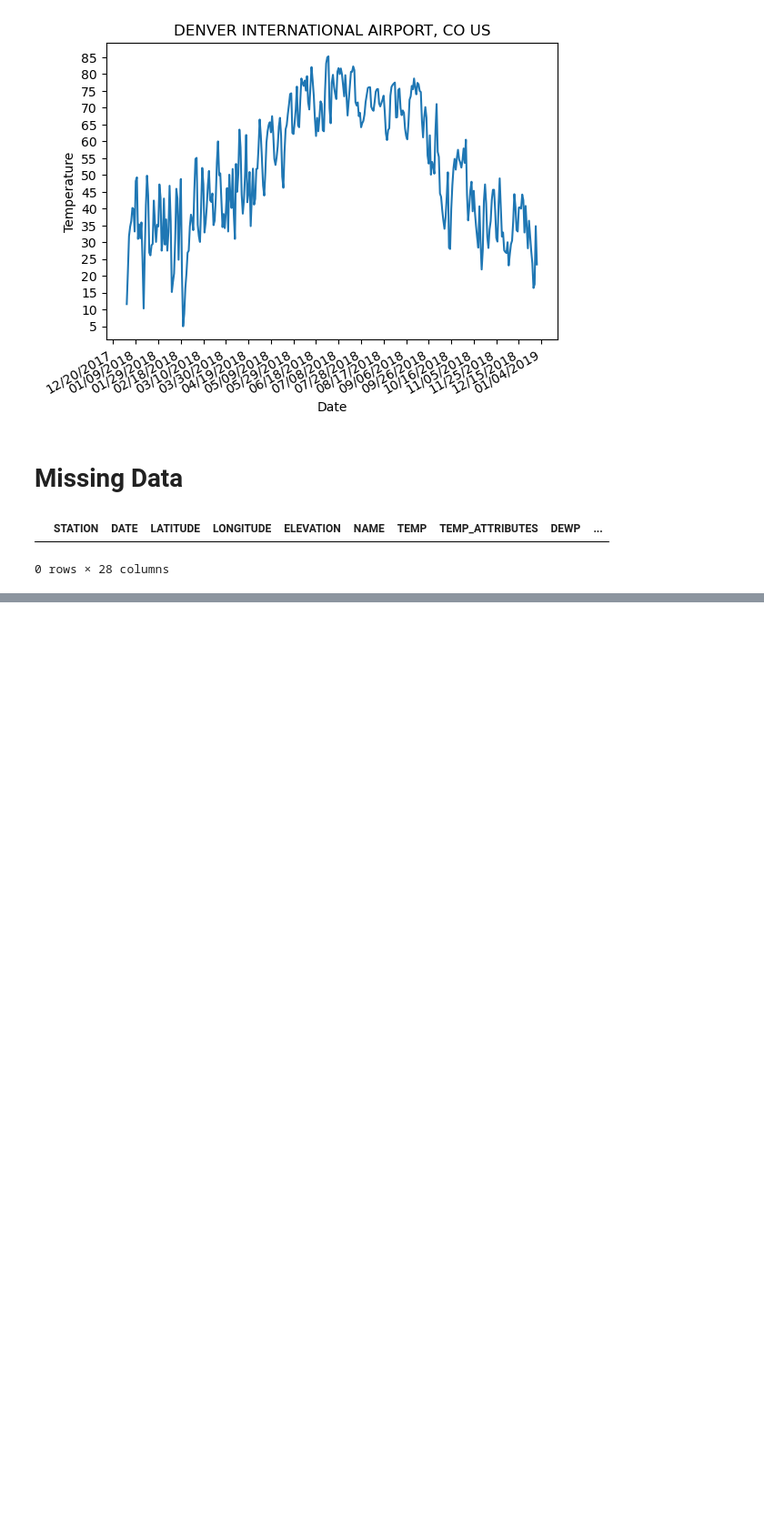
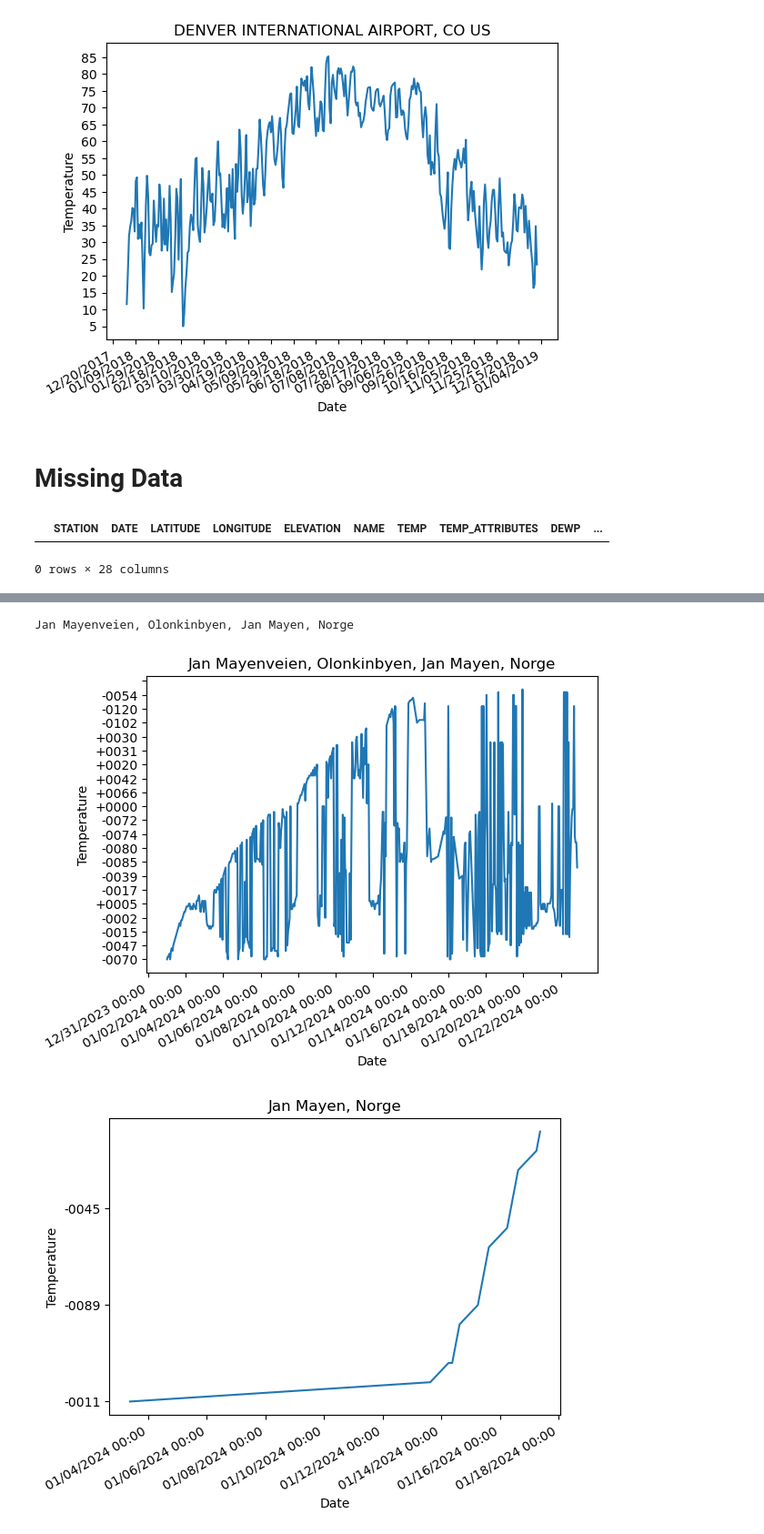
Before and after one commit to claire-hsieh/Geospatial-Analysis-and-Prediction, a Jupyter notebook: EDA/eda.ipynb, the cells around one changed output, grey strips where cells are left out. Shown at 91% size. Cells and saved outputs as stored; diff of their text form; code cells hidden in the pictures; blank space fills up the shorter version.

Commit message:
added geodata, reformated date, time

```diff
--- a/EDA/eda.ipynb
+++ b/EDA/eda.ipynb
@@ -185,0 +117,43 @@ Request-Context appId=cid-v1:da002513-bd8b-4441-9f30-737944134422
+# %%
+from geopy.geocoders import Nominatim
+
+# TESTING OUT GEOCODING
+# Get location based on lattitude and longitude
+# Initialize Nominatim API
+geolocator = Nominatim(user_agent="clhsieh")
+location = geolocator.geocode(str(df_raw["lat"][0])+","+str(df_raw["long"][0]))
+print(location)
+
+
+unique_locations_lat_long = df_raw[["lat", "long"]].drop_duplicates()
+unique_loc = {}
+for index, row in unique_locations_lat_long.iterrows():
+    print(row["lat"], row["long"])
+    print(geolocator.geocode(str(row["lat"])+","+str(row["long"])))
+    unique_loc[(row["lat"], row["long"])] = geolocator.geocode(str(row["lat"])+","+str(row["long"]))
+
+unique_loc
+# %% [output]
+Jan Mayenveien, Olonkinbyen, Jan Mayen, Norge
+# %%
+for key, value in unique_loc.items():
+    x = df_raw[(df_raw["lat"]==float(key[0])) & (df_raw["long"]==float(key[1]))]["date_time"]
+    y = df_raw[(df_raw["lat"]==float(key[0])) & (df_raw["long"]==float(key[1]))]["air_temp"]
+
+    plt.gca().xaxis.set_major_formatter(mdates.DateFormatter('%m/%d/%Y %H:%M'))
+    plt.gca().xaxis.set_major_locator(mdates.DayLocator())
+    plt.plot(x,y)
+    plt.gcf().autofmt_xdate()
+    plt.gca().xaxis.set_major_locator(ticker.MultipleLocator(2))
+    plt.gca().yaxis.set_major_locator(ticker.MultipleLocator(5))
+    plt.xlabel('Date')
+    plt.ylabel('Temperature')
+    plt.title(str(value))
+
+    plt.show()
+
+
+# might want a function that doesn't show so fine-grained of a time scale
+# %% [output]
+[figure, added]
+[figure, added]
```
Also changed, not shown: parts of 13 cells of this notebook, 4 other files.
